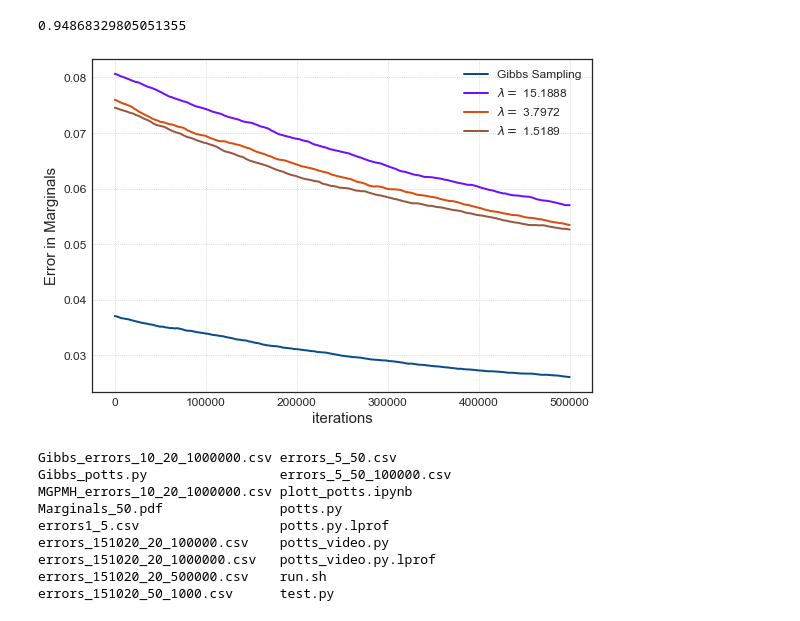
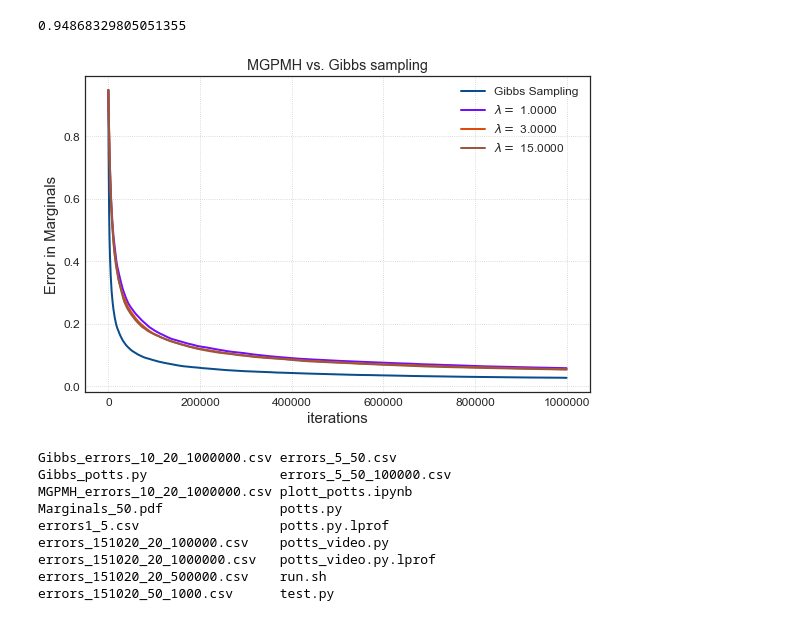
Before and after one commit to vincent6606/Mini_batched_Gibbs, a Jupyter notebook: Potts model/plott_potts.ipynb, the cells around one changed output. Drawn from its saved outputs; the diff is of its cells as text; code cells hidden in the pictures.

Commit message:
tentative version, most things working(MINT and MGPMH)

```diff
--- a/Potts model/plott_potts.ipynb
+++ b/Potts model/plott_potts.ipynb
@@ -50,29 +63,31 @@ gibbs_error.shape
 gibbs_error[0,0]
 # %% [output]
 0.94868329805051355
+# %%
+lam = [1,3,15]
 # %%
 import matplotlib.lines as lines
 with sns.axes_style("white"):
     fig = plt.figure(figsize=(8, 5.5))
     ax  = fig.add_subplot(111)
     for i in range(1):
-        line = gibbs_error[i,-500000:]
+        line = gibbs_error[i,1:]
         plt.plot(line,color=flatui[i],linewidth=2,label="Gibbs Sampling".format(i))
 
     for i in range(error.shape[0]):
-        line = error[i,-500000:]
-        plt.plot(line,color=flatui[3+i],linewidth=2,label="$\lambda = $ {0:.4f}".format(error[i,0]))
+        line = error[i,1:]
+        plt.plot(line,color=flatui[3+i],linewidth=2,label="$\lambda = $ {0:.4f}".format(lam[i]))
     plt.xlabel("iterations", size=15)
     plt.ylabel("Error in Marginals", size=15)
-#     plt.title('50 by 50 Potts model')
+    plt.title('MGPMH vs. Gibbs sampling')
     plt.legend(loc='upper right')
     plt.grid(linestyle='dotted')
     plt.tight_layout(pad=1, w_pad=1, h_pad=1)
 
     plt.savefig("Marginals_{}.pdf".format('50'), bbox_inches='tight')
     plt.show()
 # %% [output]
-[figure, old version]
+[figure, new version]
 # %%
 !ls
 # %% [output]
```
Also changed, not shown: parts of 2 cells of this notebook, 4 other files.
